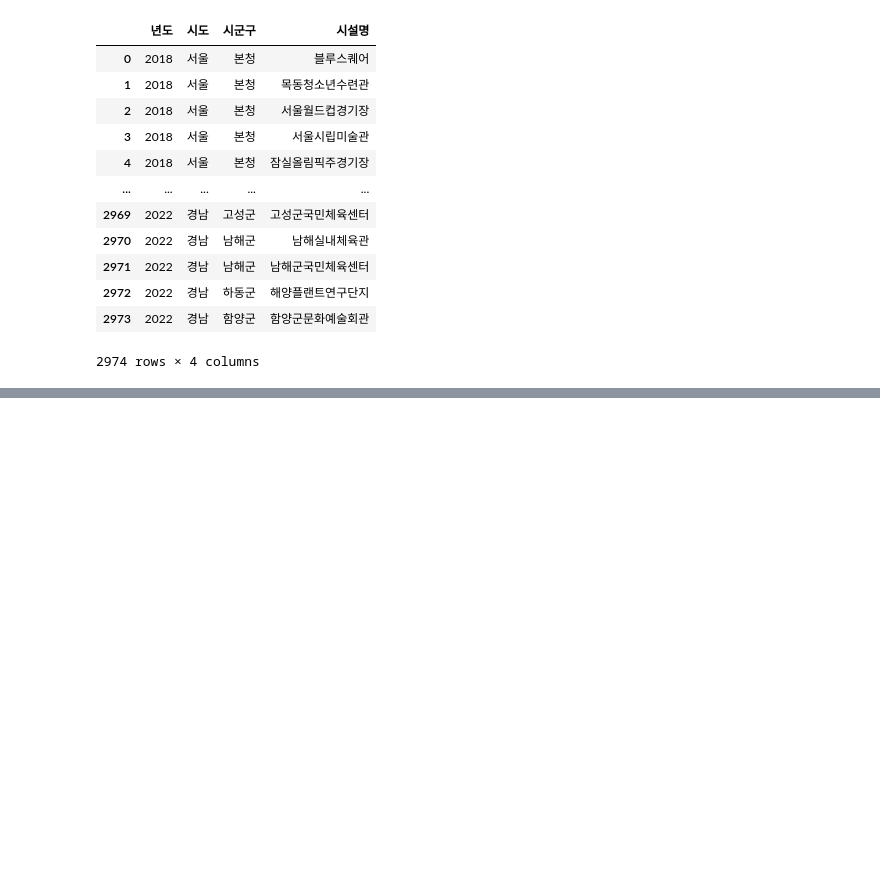
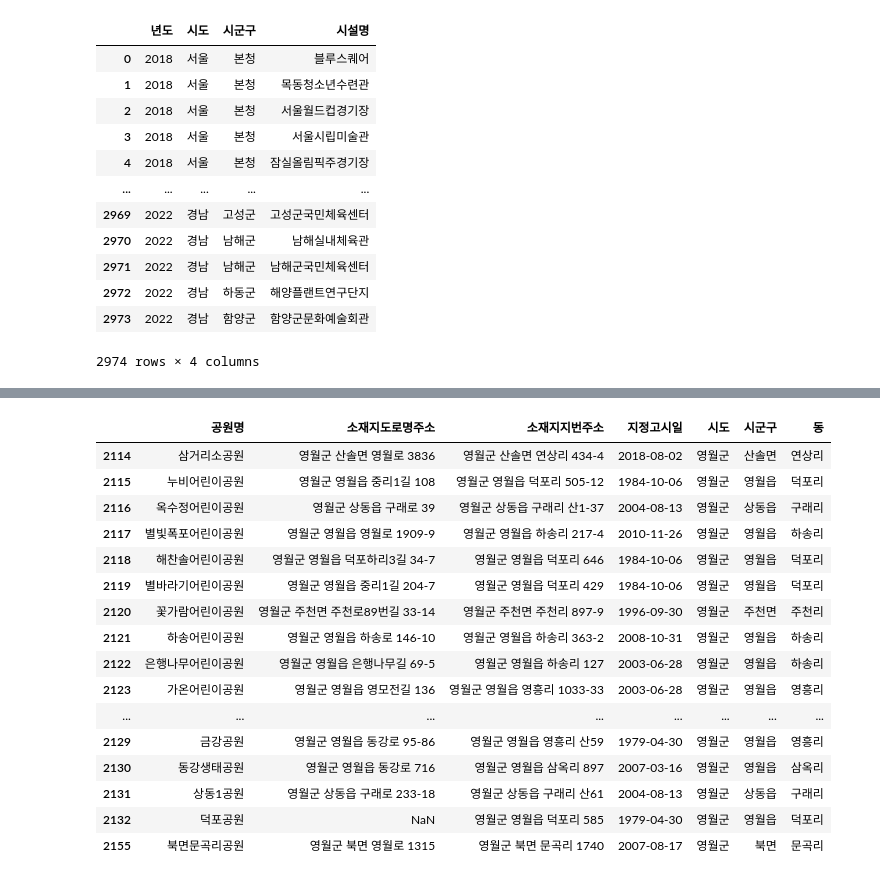
Before and after one commit to bonasoobin/depression-analysis, a Jupyter notebook: 0_Data/park.ipynb, the cells around one changed output, grey strips where cells are left out. Cells and saved outputs as stored; diff of their text form; code cells hidden in the pictures; blank space fills up the shorter version.

```diff
--- a/0_Data/park.ipynb
+++ b/0_Data/park.ipynb
@@ -210,0 +397,23 @@ data
+# %%
+data3.loc[data3['시도'] == '영덕군', '시도'] = '경북'
+data3.loc[data3['시도'] == '영덕군', '시군구'] = '영덕군'
+# %%
+data3[data3['시도']=='영월군']
+# %% [output]
+|  | 공원명 | 소재지도로명주소 | 소재지지번주소 | 지정고시일 | 시도 | 시군구 | 동 |
+| 2114 | 삼거리소공원 | 영월군 산솔면 영월로 3836 | 영월군 산솔면 연상리 434-4 | 2018-08-02 | 영월군 | 산솔면 | 연상리 |
+| 2115 | 누비어린이공원 | 영월군 영월읍 중리1길 108 | 영월군 영월읍 덕포리 505-12 | 1984-10-06 | 영월군 | 영월읍 | 덕포리 |
+| 2116 | 옥수정어린이공원 | 영월군 상동읍 구래로 39 | 영월군 상동읍 구래리 산1-37 | 2004-08-13 | 영월군 | 상동읍 | 구래리 |
+| 2117 | 별빛폭포어린이공원 | 영월군 영월읍 영월로 1909-9 | 영월군 영월읍 하송리 217-4 | 2010-11-26 | 영월군 | 영월읍 | 하송리 |
+| 2118 | 해찬솔어린이공원 | 영월군 영월읍 덕포하리3길 34-7 | 영월군 영월읍 덕포리 646 | 1984-10-06 | 영월군 | 영월읍 | 덕포리 |
+| 2119 | 별바라기어린이공원 | 영월군 영월읍 중리1길 204-7 | 영월군 영월읍 덕포리 429 | 1984-10-06 | 영월군 | 영월읍 | 덕포리 |
+| 2120 | 꽃가람어린이공원 | 영월군 주천면 주천로89번길 33-14 | 영월군 주천면 주천리 897-9 | 1996-09-30 | 영월군 | 주천면 | 주천리 |
+| 2121 | 하송어린이공원 | 영월군 영월읍 하송로 146-10 | 영월군 영월읍 하송리 363-2 | 2008-10-31 | 영월군 | 영월읍 | 하송리 |
+| 2122 | 은행나무어린이공원 | 영월군 영월읍 은행나무길 69-5 | 영월군 영월읍 하송리 127 | 2003-06-28 | 영월군 | 영월읍 | 하송리 |
+| 2123 | 가온어린이공원 | 영월군 영월읍 영모전길 136 | 영월군 영월읍 영흥리 1033-33 | 2003-06-28 | 영월군 | 영월읍 | 영흥리 |
+| ... | ... | ... | ... | ... | ... | ... | ... |
+| 2129 | 금강공원 | 영월군 영월읍 동강로 95-86 | 영월군 영월읍 영흥리 산59 | 1979-04-30 | 영월군 | 영월읍 | 영흥리 |
+| 2130 | 동강생태공원 | 영월군 영월읍 동강로 716 | 영월군 영월읍 삼옥리 897 | 2007-03-16 | 영월군 | 영월읍 | 삼옥리 |
+| 2131 | 상동1공원 | 영월군 상동읍 구래로 233-18 | 영월군 상동읍 구래리 산61 | 2004-08-13 | 영월군 | 상동읍 | 구래리 |
+| 2132 | 덕포공원 | NaN | 영월군 영월읍 덕포리 585 | 1979-04-30 | 영월군 | 영월읍 | 덕포리 |
+| 2155 | 북면문곡리공원 | 영월군 북면 영월로 1315 | 영월군 북면 문곡리 1740 | 2007-08-17 | 영월군 | 북면 | 문곡리 |
```
Also changed, not shown: parts of 144 cells of this notebook.
